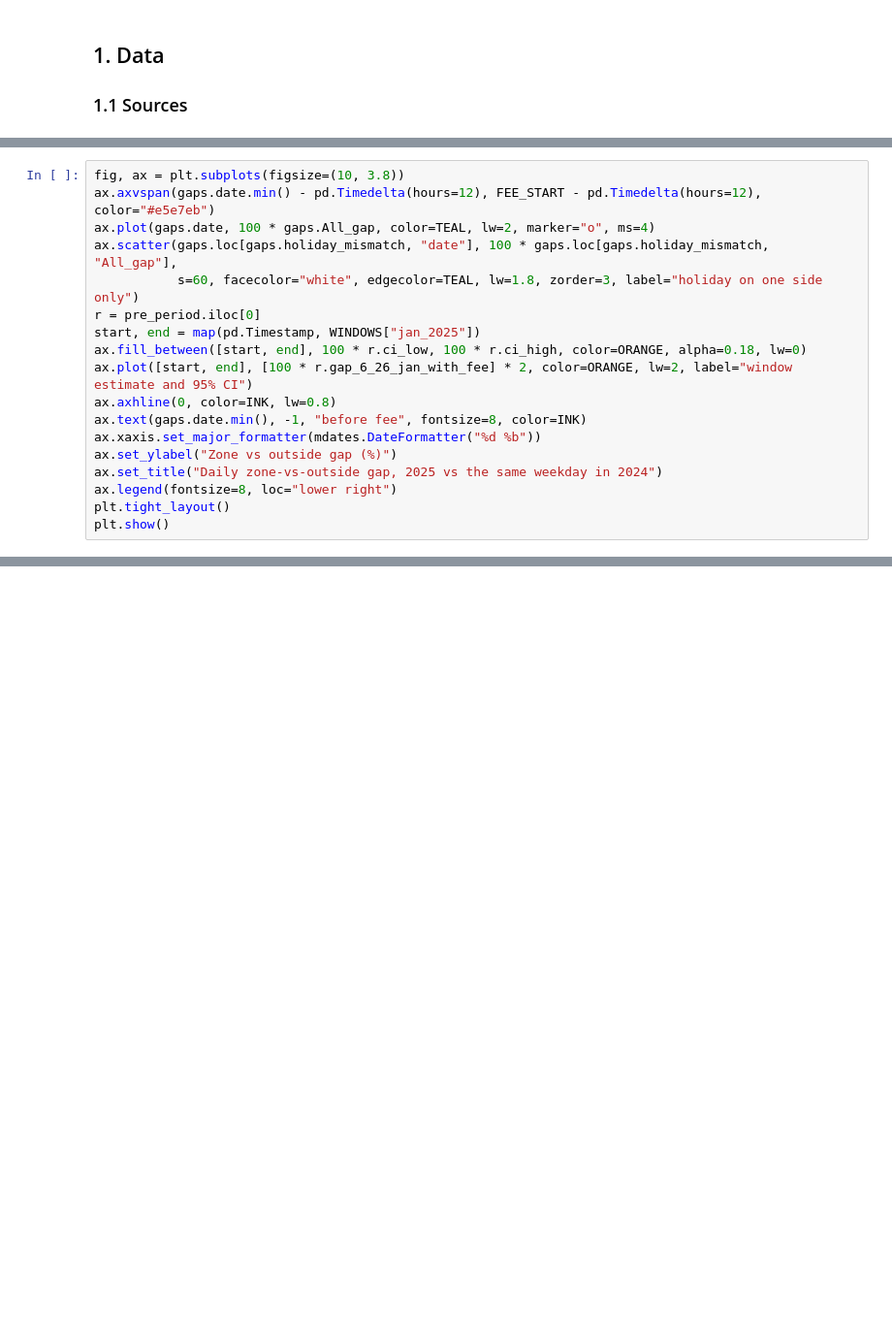
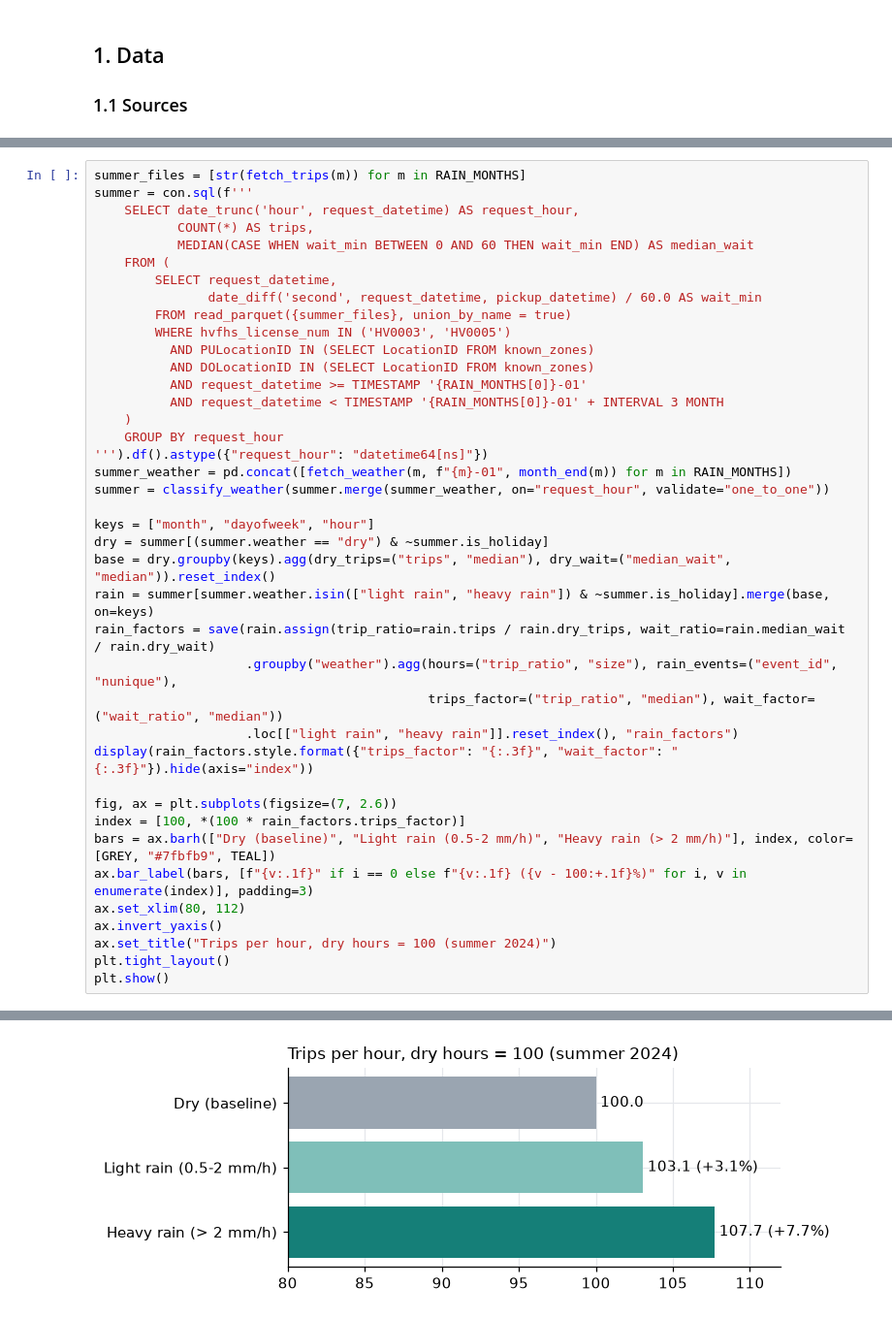
Before and after one commit to handonn2000/urban-mobility-planning, a Jupyter notebook: notebooks/urban_mobility_demand_analysis.ipynb, the cells around one changed output, grey strips where cells are left out. Shown at 97% size. Saved outputs shown, nothing was run; the diff lists cells and outputs as text; blank space fills up the shorter version.

```diff
--- a/notebooks/urban_mobility_demand_analysis.ipynb
+++ b/notebooks/urban_mobility_demand_analysis.ipynb
@@ -762,18 +77,0 @@ pre_period.style.format({c: "{:+.1%}" for c in pre_period.columns[1:]}).hide(axi
-# %%
-fig, ax = plt.subplots(figsize=(10, 3.8))
-ax.axvspan(gaps.date.min() - pd.Timedelta(hours=12), FEE_START - pd.Timedelta(hours=12), color="#e5e7eb")
-ax.plot(gaps.date, 100 * gaps.All_gap, color=TEAL, lw=2, marker="o", ms=4)
-ax.scatter(gaps.loc[gaps.holiday_mismatch, "date"], 100 * gaps.loc[gaps.holiday_mismatch, "All_gap"],
-           s=60, facecolor="white", edgecolor=TEAL, lw=1.8, zorder=3, label="holiday on one side only")
-r = pre_period.iloc[0]
-start, end = map(pd.Timestamp, WINDOWS["jan_2025"])
-ax.fill_between([start, end], 100 * r.ci_low, 100 * r.ci_high, color=ORANGE, alpha=0.18, lw=0)
-ax.plot([start, end], [100 * r.gap_6_26_jan_with_fee] * 2, color=ORANGE, lw=2, label="window estimate and 95% CI")
-ax.axhline(0, color=INK, lw=0.8)
-ax.text(gaps.date.min(), -1, "before fee", fontsize=8, color=INK)
-ax.xaxis.set_major_formatter(mdates.DateFormatter("%d %b"))
-ax.set_ylabel("Zone vs outside gap (%)")
-ax.set_title("Daily zone-vs-outside gap, 2025 vs the same weekday in 2024")
-ax.legend(fontsize=8, loc="lower right")
-plt.tight_layout()
-plt.show()
@@ -1168,0 +400,41 @@ scorecard.style.hide(axis="index")
+# %%
+summer_files = [str(fetch_trips(m)) for m in RAIN_MONTHS]
+summer = con.sql(f'''
+    SELECT date_trunc('hour', request_datetime) AS request_hour,
+           COUNT(*) AS trips,
+           MEDIAN(CASE WHEN wait_min BETWEEN 0 AND 60 THEN wait_min END) AS median_wait
+    FROM (
+        SELECT request_datetime,
+               date_diff('second', request_datetime, pickup_datetime) / 60.0 AS wait_min
+        FROM read_parquet({summer_files}, union_by_name = true)
+        WHERE hvfhs_license_num IN ('HV0003', 'HV0005')
+          AND PULocationID IN (SELECT LocationID FROM known_zones)
+          AND DOLocationID IN (SELECT LocationID FROM known_zones)
+          AND request_datetime >= TIMESTAMP '{RAIN_MONTHS[0]}-01'
+          AND request_datetime < TIMESTAMP '{RAIN_MONTHS[0]}-01' + INTERVAL 3 MONTH
+    )
+    GROUP BY request_hour
+''').df().astype({"request_hour": "datetime64[ns]"})
+summer_weather = pd.concat([fetch_weather(m, f"{m}-01", month_end(m)) for m in RAIN_MONTHS])
+summer = classify_weather(summer.merge(summer_weather, on="request_hour", validate="one_to_one"))
+
+keys = ["month", "dayofweek", "hour"]
+dry = summer[(summer.weather == "dry") & ~summer.is_holiday]
+base = dry.groupby(keys).agg(dry_trips=("trips", "median"), dry_wait=("median_wait", "median")).reset_index()
+rain = summer[summer.weather.isin(["light rain", "heavy rain"]) & ~summer.is_holiday].merge(base, on=keys)
+rain_factors = save(rain.assign(trip_ratio=rain.trips / rain.dry_trips, wait_ratio=rain.median_wait / rain.dry_wait)
+                    .groupby("weather").agg(hours=("trip_ratio", "size"), rain_events=("event_id", "nunique"),
+                                            trips_factor=("trip_ratio", "median"), wait_factor=("wait_ratio", "median"))
+                    .loc[["light rain", "heavy rain"]].reset_index(), "rain_factors")
+display(rain_factors.style.format({"trips_factor": "{:.3f}", "wait_factor": "{:.3f}"}).hide(axis="index"))
+
+fig, ax = plt.subplots(figsize=(7, 2.6))
+index = [100, *(100 * rain_factors.trips_factor)]
+bars = ax.barh(["Dry (baseline)", "Light rain (0.5-2 mm/h)", "Heavy rain (> 2 mm/h)"], index, color=[GREY, "#7fbfb9", TEAL])
+ax.bar_label(bars, [f"{v:.1f}" if i == 0 else f"{v:.1f} ({v - 100:+.1f}%)" for i, v in enumerate(index)], padding=3)
+ax.set_xlim(80, 112)
+ax.invert_yaxis()
+ax.set_title("Trips per hour, dry hours = 100 (summer 2024)")
+plt.tight_layout()
+plt.show()
+# %% [output]
@@ -1168,0 +444 @@ scorecard.style.hide(axis="index")
+[figure, added]
```
Also changed, not shown: parts of 93 cells of this notebook, 4 other files.
